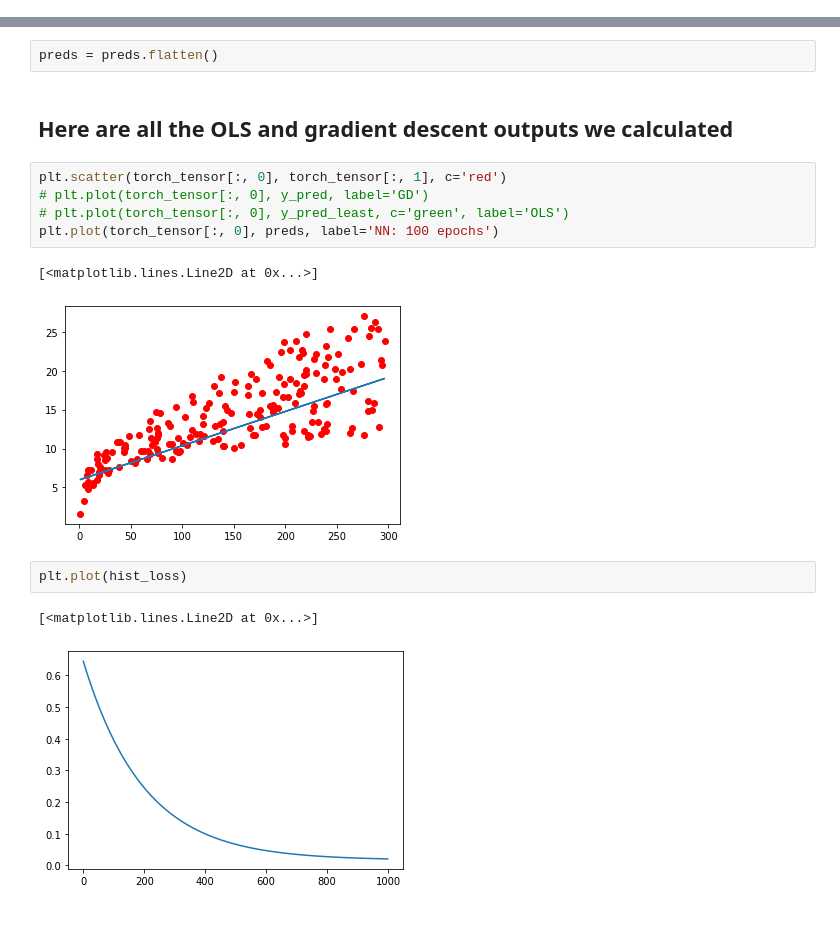
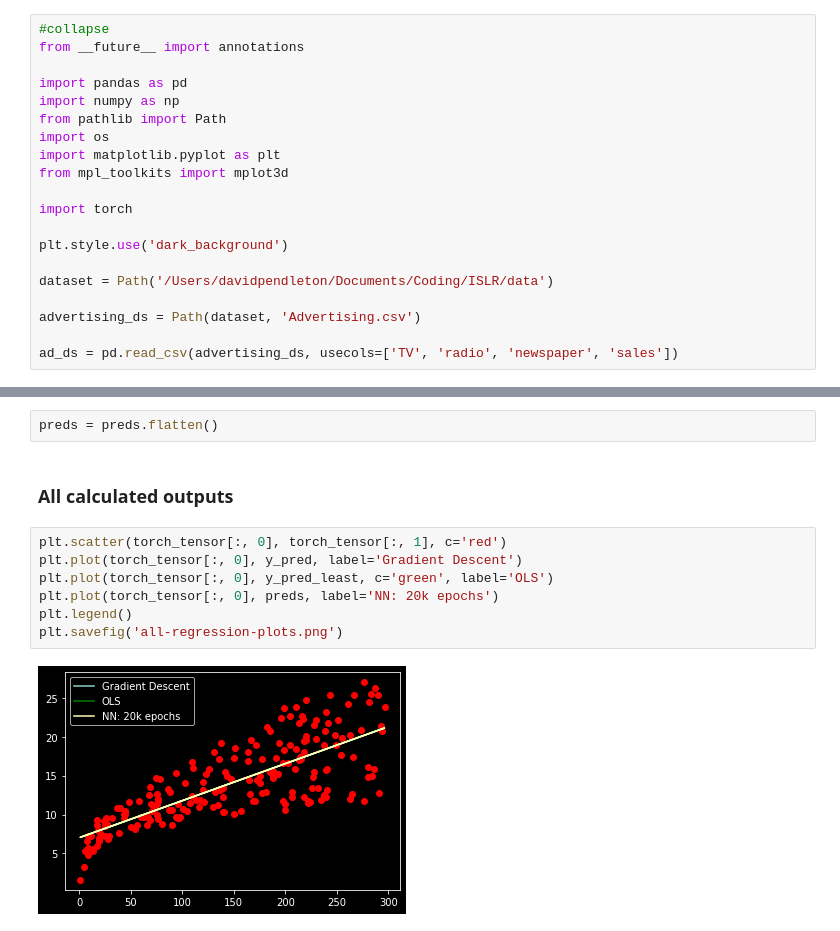
Before and after one commit to dpendleton22/valuebyerror, a Jupyter notebook: _notebooks/2021-04-29-being_basic.ipynb, the cells around one changed output, grey strips where cells are left out. Drawn from its saved outputs; the diff is of its cells as text.

```diff
--- a/_notebooks/2021-04-29-being_basic.ipynb
+++ b/_notebooks/2021-04-29-being_basic.ipynb
@@ -44,4 +34,24 @@ ad_ds = pd.read_csv(advertising_ds, usecols=['TV', 'radio', 'newspaper', 'sales'
 The dataset is a "toy set" from the Introduction to Statistical Learning book by James, Witten, Hastie and Tibshirani. The book is a great introduction for those looking to have a more statistical mindset when working with models. Their book "The Elements of Statistical Learning" is a lot more math heavy but the two books basically cover the same topics but with a variation in depth.
 
 The dataset is a representation of a corporation's advertising budgets and their overall sales. The various columns (TV, newspaper and radio) represent the various methods the corporation spends their advertising while the sales column is the overall amount of sales for that instance.
+# %%
+#collapse
+from __future__ import annotations
+
+import pandas as pd
+import numpy as np
+from pathlib import Path
+import os
+import matplotlib.pyplot as plt
+from mpl_toolkits import mplot3d
+
+import torch
+
+plt.style.use('dark_background')
+
+dataset = Path('/Users/davidpendleton/Documents/Coding/ISLR/data')
+
+advertising_ds = Path(dataset, 'Advertising.csv')
+
+ad_ds = pd.read_csv(advertising_ds, usecols=['TV', 'radio', 'newspaper', 'sales'])
 # %%
@@ -591,18 +527,14 @@ preds = percept(torch_tv_scaled.float().unsqueeze(-1))*(torch_tensor[:, 1].max()
 preds = preds.detach().numpy()
 # %%
 preds = preds.flatten()
-# %% [markdown]
-## Here are all the OLS and gradient descent outputs we calculated
+# %% [markdown]
+### All calculated outputs
 # %%
 plt.scatter(torch_tensor[:, 0], torch_tensor[:, 1], c='red')
-# plt.plot(torch_tensor[:, 0], y_pred, label='GD')
-# plt.plot(torch_tensor[:, 0], y_pred_least, c='green', label='OLS')
-plt.plot(torch_tensor[:, 0], preds, label='NN: 100 epochs')
+plt.plot(torch_tensor[:, 0], y_pred, label='Gradient Descent')
+plt.plot(torch_tensor[:, 0], y_pred_least, c='green', label='OLS')
+plt.plot(torch_tensor[:, 0], preds, label='NN: 20k epochs')
+plt.legend()
+plt.savefig('all-regression-plots.png')
 # %% [output]
-[<matplotlib.lines.Line2D at 0x...>]
-[figure, old version]
+[figure, new version]
-# %%
-plt.plot(hist_loss)
-# %% [output]
-[<matplotlib.lines.Line2D at 0x...>]
-[figure, removed]
```
Also changed, not shown: parts of 50 cells of this notebook, 3 other files.
